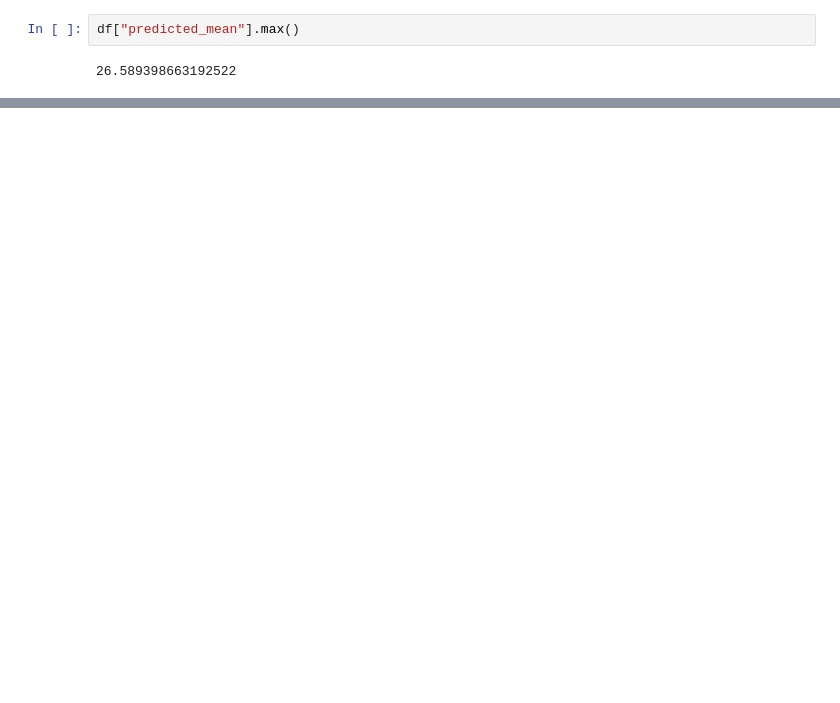
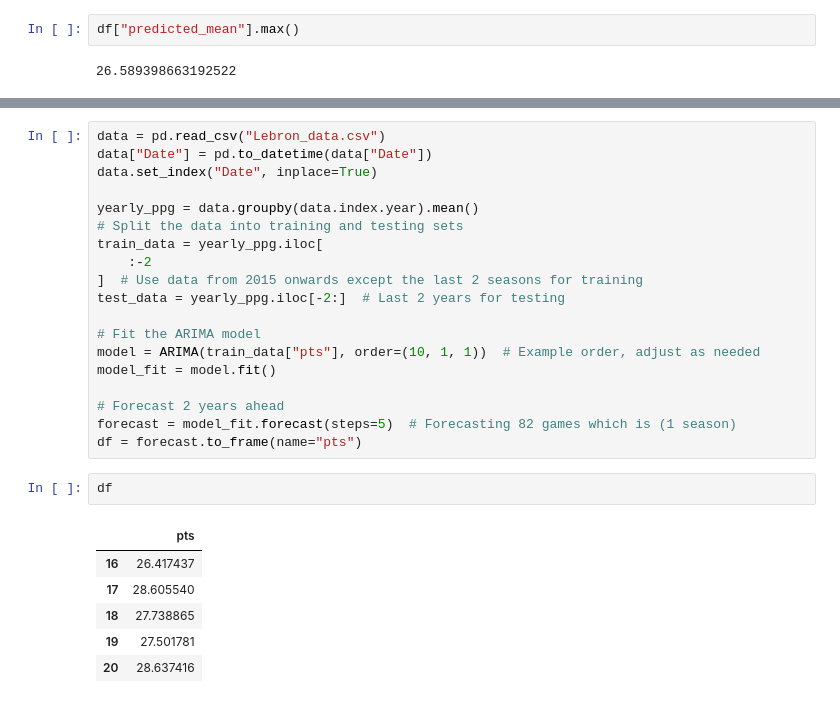
Before and after one commit to ndlovuraymond/datascience, a Jupyter notebook: Untitled.ipynb, the cells around one changed output, grey strips where cells are left out. Drawn from its saved outputs; the diff is of its cells as text; blank space fills up the shorter version.

```diff
--- a/Untitled.ipynb
+++ b/Untitled.ipynb
@@ -207,0 +294,28 @@ df["predicted_mean"].max()
+# %%
+data = pd.read_csv("Lebron_data.csv")
+data["Date"] = pd.to_datetime(data["Date"])
+data.set_index("Date", inplace=True)
+
+yearly_ppg = data.groupby(data.index.year).mean()
+# Split the data into training and testing sets
+train_data = yearly_ppg.iloc[
+    :-2
+]  # Use data from 2015 onwards except the last 2 seasons for training
+test_data = yearly_ppg.iloc[-2:]  # Last 2 years for testing
+
+# Fit the ARIMA model
+model = ARIMA(train_data["pts"], order=(10, 1, 1))  # Example order, adjust as needed
+model_fit = model.fit()
+
+# Forecast 2 years ahead
+forecast = model_fit.forecast(steps=5)  # Forecasting 82 games which is (1 season)
+df = forecast.to_frame(name="pts")
+# %%
+df
+# %% [output]
+|  | pts |
+| 16 | 26.417437 |
+| 17 | 28.605540 |
+| 18 | 27.738865 |
+| 19 | 27.501781 |
+| 20 | 28.637416 |
```
Also changed, not shown: parts of 9 cells of this notebook, 1 other file.
